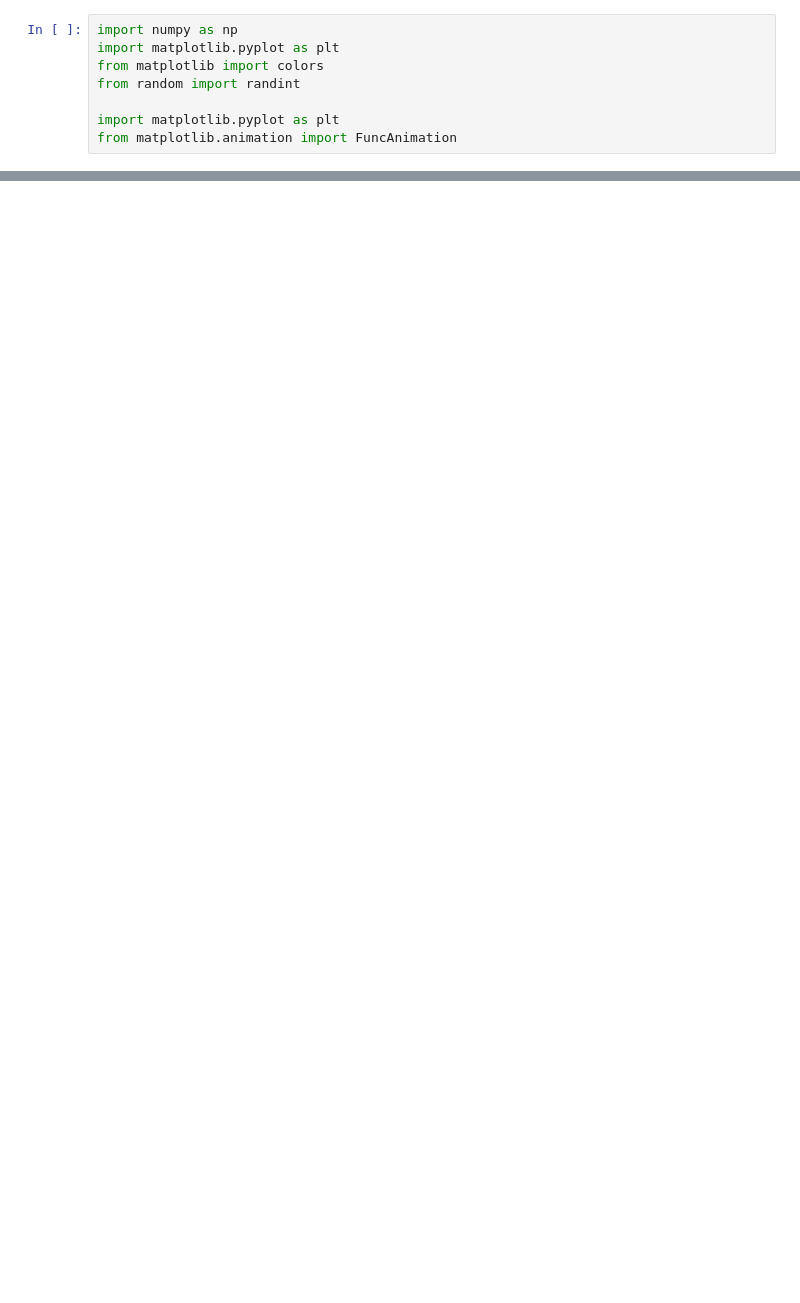
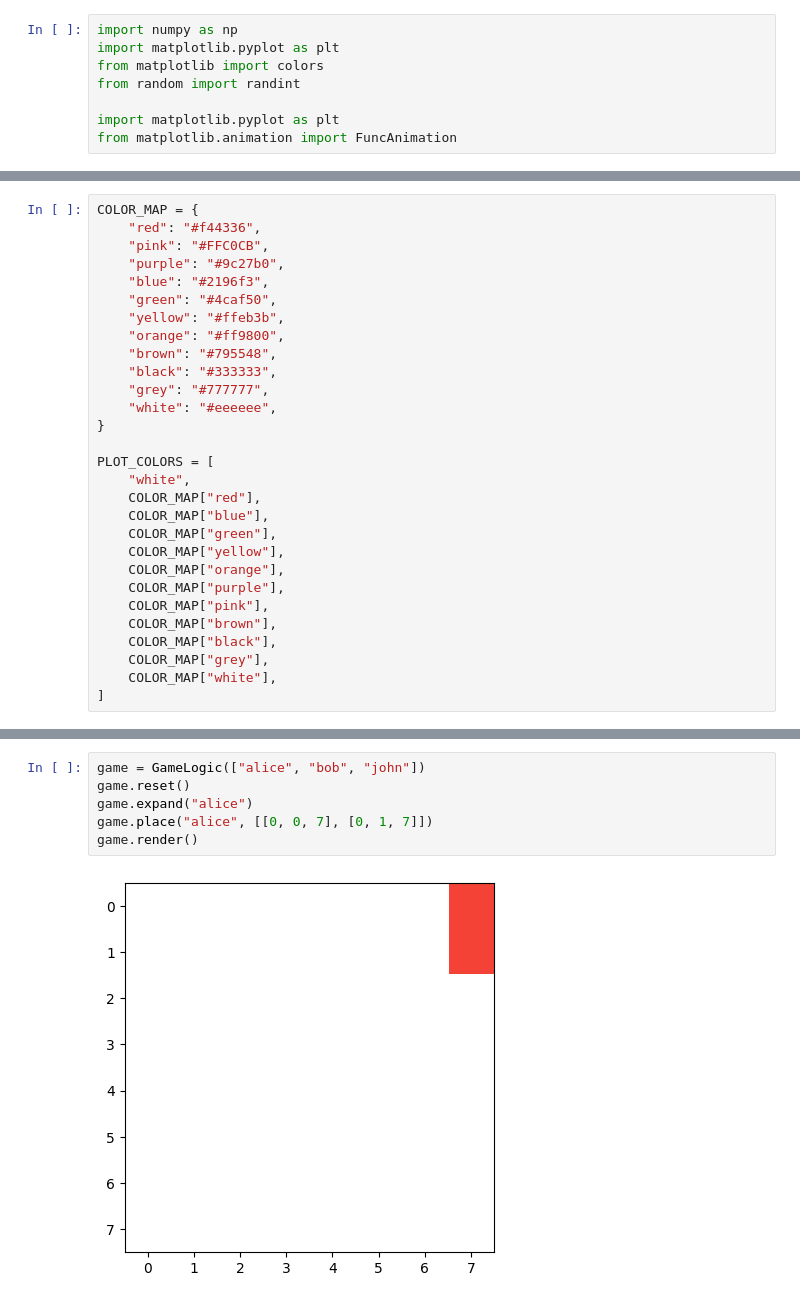
Before and after one commit to woodpav/board-game, a Jupyter notebook: notes/Game.ipynb, the cells around one changed output, grey strips where cells are left out. Cells and saved outputs as stored; diff of their text form; blank space fills up the shorter version.

```diff
--- a/notes/Game.ipynb
+++ b/notes/Game.ipynb
@@ -163,0 +9,29 @@ AttributeError: 'GameLogic' object has no attribute 'render'
+# %%
+COLOR_MAP = {
+    "red": "#f44336",
+    "pink": "#FFC0CB",
+    "purple": "#9c27b0",
+    "blue": "#2196f3",
+    "green": "#4caf50",
+    "yellow": "#ffeb3b",
+    "orange": "#ff9800",
+    "brown": "#795548",
+    "black": "#333333",
+    "grey": "#777777",
+    "white": "#eeeeee",
+}
+
+PLOT_COLORS = [
+    "white",
+    COLOR_MAP["red"],
+    COLOR_MAP["blue"],
+    COLOR_MAP["green"],
+    COLOR_MAP["yellow"],
+    COLOR_MAP["orange"],
+    COLOR_MAP["purple"],
+    COLOR_MAP["pink"],
+    COLOR_MAP["brown"],
+    COLOR_MAP["black"],
+    COLOR_MAP["grey"],
+    COLOR_MAP["white"],
+]
@@ -164,3 +214,11 @@ AttributeError: 'GameLogic' object has no attribute 'render'
+# %%
+game = GameLogic(["alice", "bob", "john"])
+game.reset()
+game.expand("alice")
+game.place("alice", [[0, 0, 7], [0, 1, 7]])
+game.render()
+# %% [output]
+[figure, added]
 # %%
 # Shows capture function
 game.reset()
```
Also changed, not shown: parts of 5 cells of this notebook.
